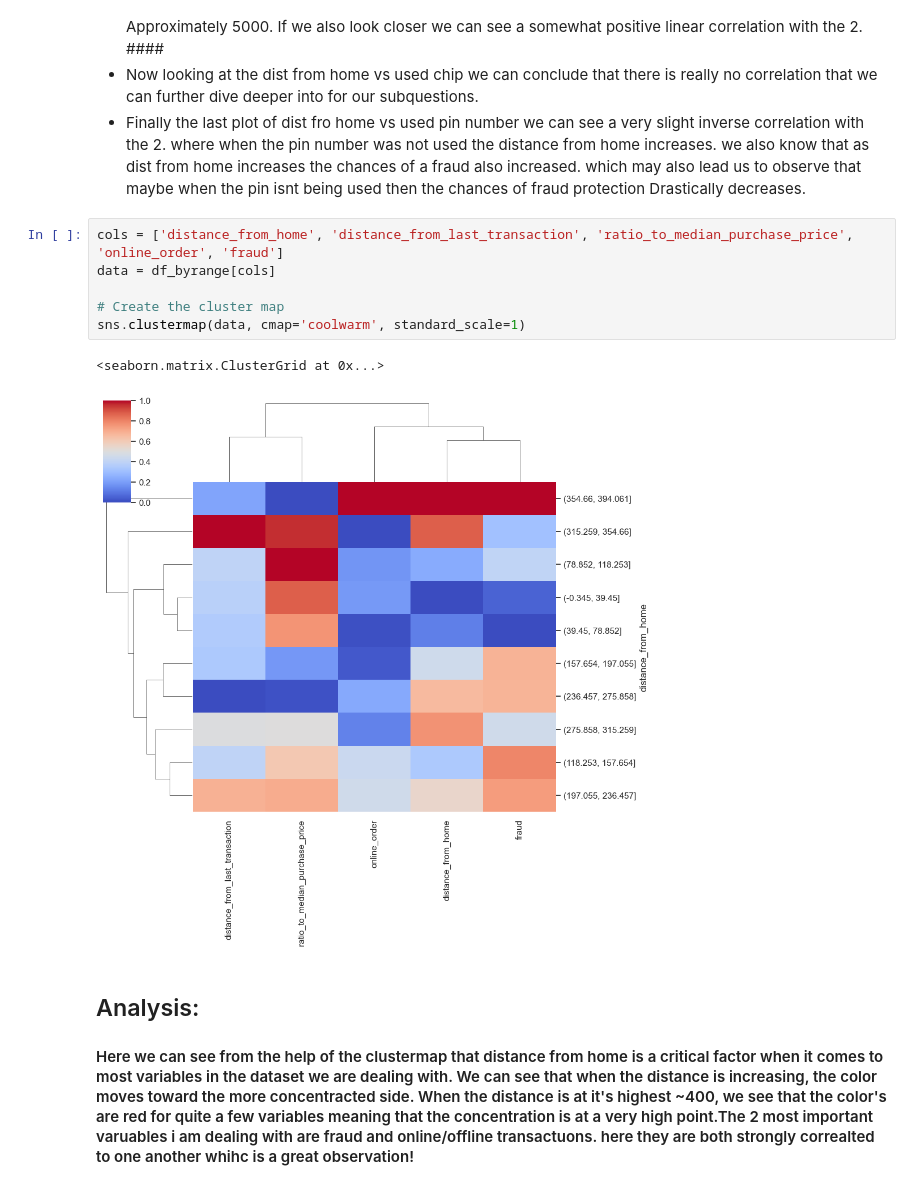
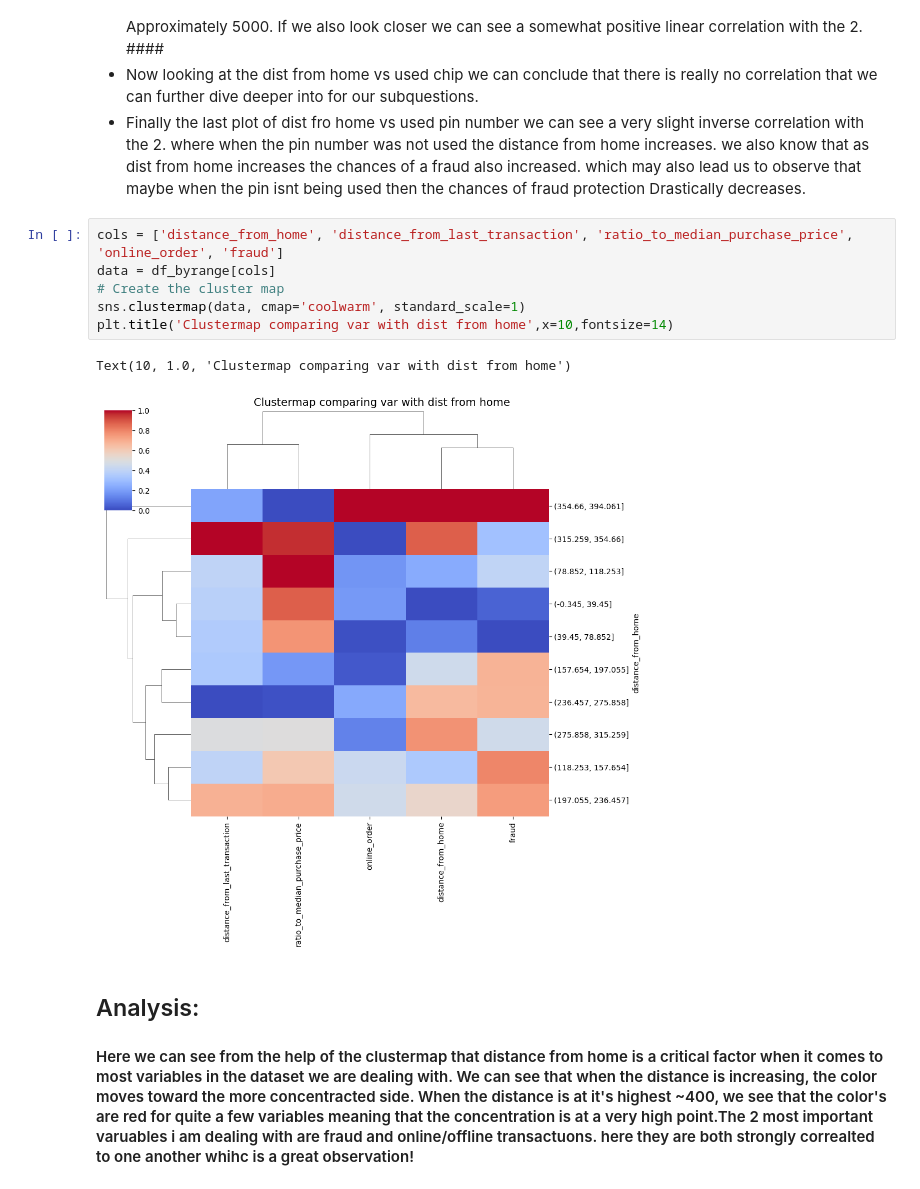
Before and after one commit to KarimKhalil33/CreditCard-Fraud-Data-Analysis, a Jupyter notebook: analysis/analysis2.ipynb, the cells around one changed output. Drawn from its saved outputs; the diff is of its cells as text.

```diff
--- a/analysis/analysis2.ipynb
+++ b/analysis/analysis2.ipynb
@@ -246,12 +246,12 @@ plt.show()
 # %%
 cols = ['distance_from_home', 'distance_from_last_transaction', 'ratio_to_median_purchase_price', 'online_order', 'fraud']
 data = df_byrange[cols]
-
 # Create the cluster map
 sns.clustermap(data, cmap='coolwarm', standard_scale=1)
+plt.title('Clustermap comparing var with dist from home',x=10,fontsize=14)
 # %% [output]
-<seaborn.matrix.ClusterGrid at 0x...>
+Text(10, 1.0, 'Clustermap comparing var with dist from home')
-[figure, old version]
+[figure, new version]
 # %% [markdown]
 ## Analysis: ##
 #### Here we can see from the help of the clustermap that distance from home is a critical factor when it comes to most variables in the dataset we are dealing with. We can see that when the distance is increasing, the color moves toward the more concentracted side. When the distance is at it's highest ~400, we see that the color's are red for quite a few variables meaning that the concentration is at a very high point.The 2 most important varuables i am dealing with are fraud and online/offline transactuons. here they are both strongly correalted to one another whihc is a great observation! ####
```
Also changed, not shown: parts of 4 cells of this notebook, 7 other files.
